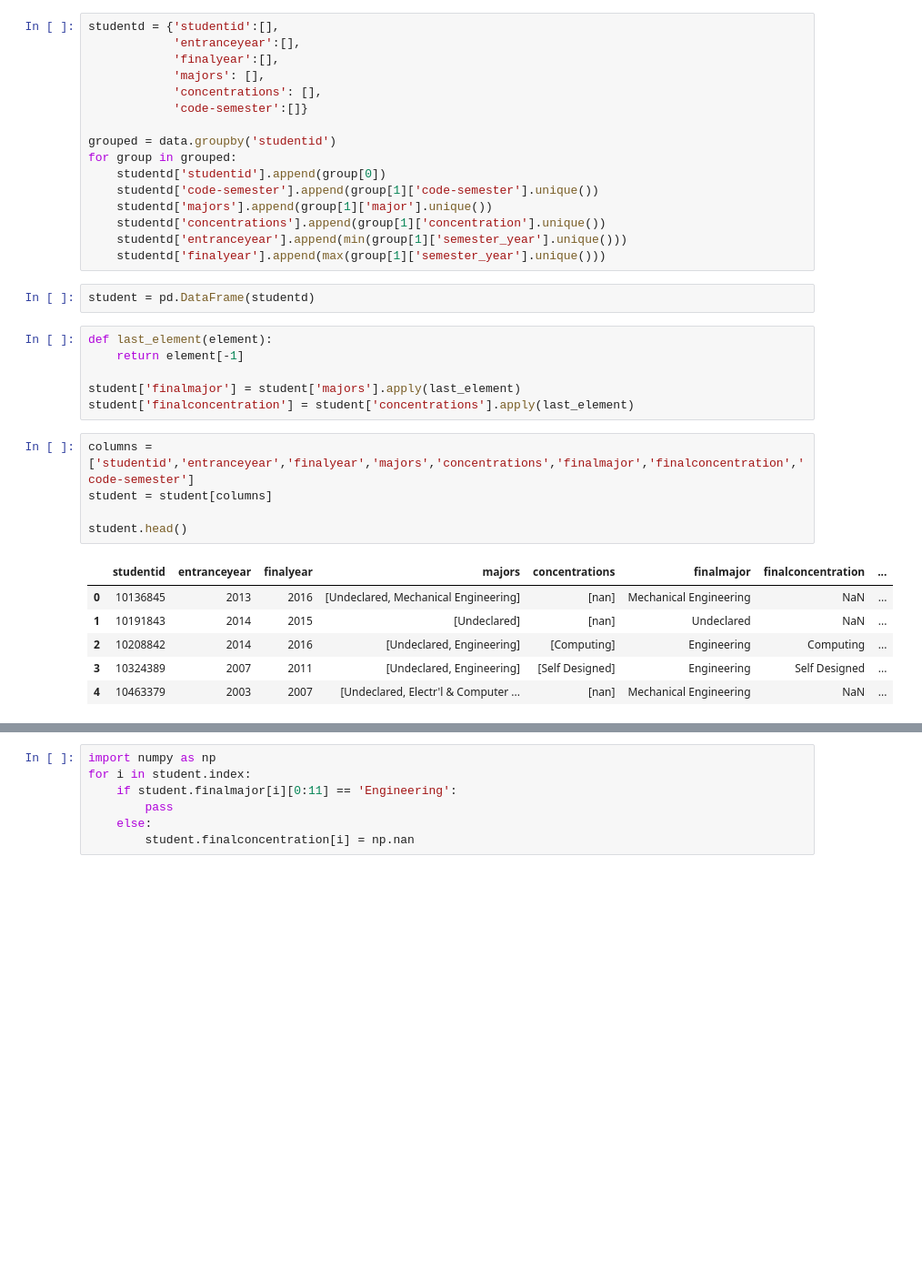
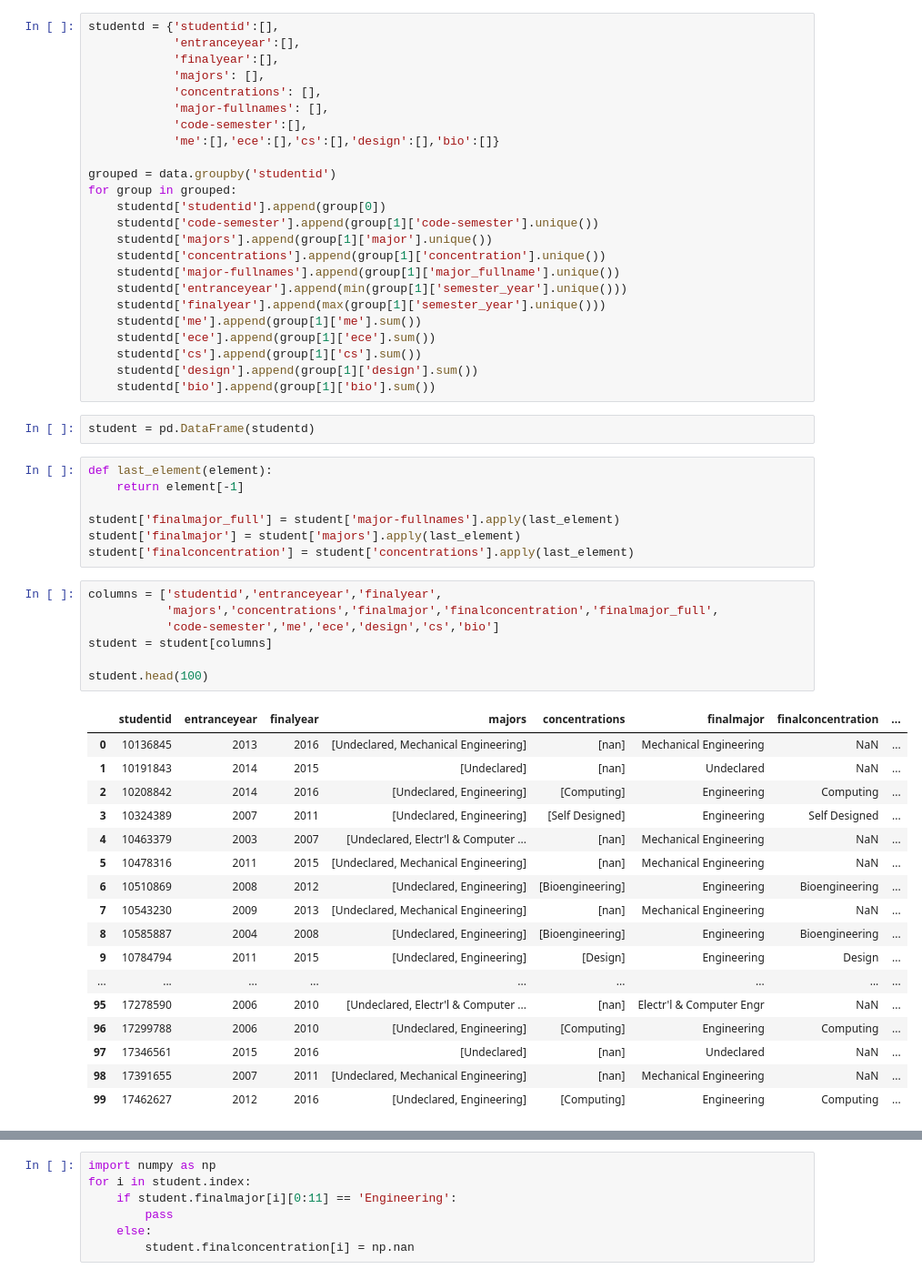
Before and after one commit to idgetto/DataScienceFinalProject, a Jupyter notebook: cleaning/student.ipynb, the cells around one changed output, grey strips where cells are left out. Shown: that part at 91% size. Saved outputs shown, nothing was run; the diff lists cells and outputs as text; blank space fills up the shorter version.

```diff
--- a/cleaning/student.ipynb
+++ b/cleaning/student.ipynb
@@ -144,7 +196,9 @@ studentd = {'studentid':[],
             'finalyear':[],
             'majors': [],
             'concentrations': [],
-            'code-semester':[]}
+            'major-fullnames': [],
+            'code-semester':[],
+            'me':[],'ece':[],'cs':[],'design':[],'bio':[]}
 
 grouped = data.groupby('studentid')
 for group in grouped:
@@ -152,25 +206,45 @@ for group in grouped:
     studentd['code-semester'].append(group[1]['code-semester'].unique())
     studentd['majors'].append(group[1]['major'].unique())
     studentd['concentrations'].append(group[1]['concentration'].unique())
+    studentd['major-fullnames'].append(group[1]['major_fullname'].unique())
     studentd['entranceyear'].append(min(group[1]['semester_year'].unique()))
     studentd['finalyear'].append(max(group[1]['semester_year'].unique()))
+    studentd['me'].append(group[1]['me'].sum())
+    studentd['ece'].append(group[1]['ece'].sum())
+    studentd['cs'].append(group[1]['cs'].sum())
+    studentd['design'].append(group[1]['design'].sum())
+    studentd['bio'].append(group[1]['bio'].sum())
 # %%
 student = pd.DataFrame(studentd)
 # %%
 def last_element(element):
     return element[-1]
 
+student['finalmajor_full'] = student['major-fullnames'].apply(last_element)
 student['finalmajor'] = student['majors'].apply(last_element)
 student['finalconcentration'] = student['concentrations'].apply(last_element)
 # %%
-columns = ['studentid','entranceyear','finalyear','majors','concentrations','finalmajor','finalconcentration','code-semester']
+columns = ['studentid','entranceyear','finalyear',
+           'majors','concentrations','finalmajor','finalconcentration','finalmajor_full',
+           'code-semester','me','ece','design','cs','bio']
 student = student[columns]
 
-student.head()
+student.head(100)
 # %% [output]
 |  | studentid | entranceyear | finalyear | majors | concentrations | finalmajor | finalconcentration | ... |
 | 0 | 10136845 | 2013 | 2016 | [Undeclared, Mechanical Engineering] | [nan] | Mechanical Engineering | NaN | ... |
 | 1 | 10191843 | 2014 | 2015 | [Undeclared] | [nan] | Undeclared | NaN | ... |
 | 2 | 10208842 | 2014 | 2016 | [Undeclared, Engineering] | [Computing] | Engineering | Computing | ... |
 | 3 | 10324389 | 2007 | 2011 | [Undeclared, Engineering] | [Self Designed] | Engineering | Self Designed | ... |
 | 4 | 10463379 | 2003 | 2007 | [Undeclared, Electr'l & Computer ... | [nan] | Mechanical Engineering | NaN | ... |
+| 5 | 10478316 | 2011 | 2015 | [Undeclared, Mechanical Engineering] | [nan] | Mechanical Engineering | NaN | ... |
+| 6 | 10510869 | 2008 | 2012 | [Undeclared, Engineering] | [Bioengineering] | Engineering | Bioengineering | ... |
+| 7 | 10543230 | 2009 | 2013 | [Undeclared, Mechanical Engineering] | [nan] | Mechanical Engineering | NaN | ... |
+| 8 | 10585887 | 2004 | 2008 | [Undeclared, Engineering] | [Bioengineering] | Engineering | Bioengineering | ... |
+| 9 | 10784794 | 2011 | 2015 | [Undeclared, Engineering] | [Design] | Engineering | Design | ... |
+| ... | ... | ... | ... | ... | ... | ... | ... | ... |
+| 95 | 17278590 | 2006 | 2010 | [Undeclared, Electr'l & Computer ... | [nan] | Electr'l & Computer Engr | NaN | ... |
+| 96 | 17299788 | 2006 | 2010 | [Undeclared, Engineering] | [Computing] | Engineering | Computing | ... |
+| 97 | 17346561 | 2015 | 2016 | [Undeclared] | [nan] | Undeclared | NaN | ... |
+| 98 | 17391655 | 2007 | 2011 | [Undeclared, Mechanical Engineering] | [nan] | Mechanical Engineering | NaN | ... |
+| 99 | 17462627 | 2012 | 2016 | [Undeclared, Engineering] | [Computing] | Engineering | Computing | ... |
```
Also changed, not shown: parts of 6 cells of this notebook, 2 other files.
